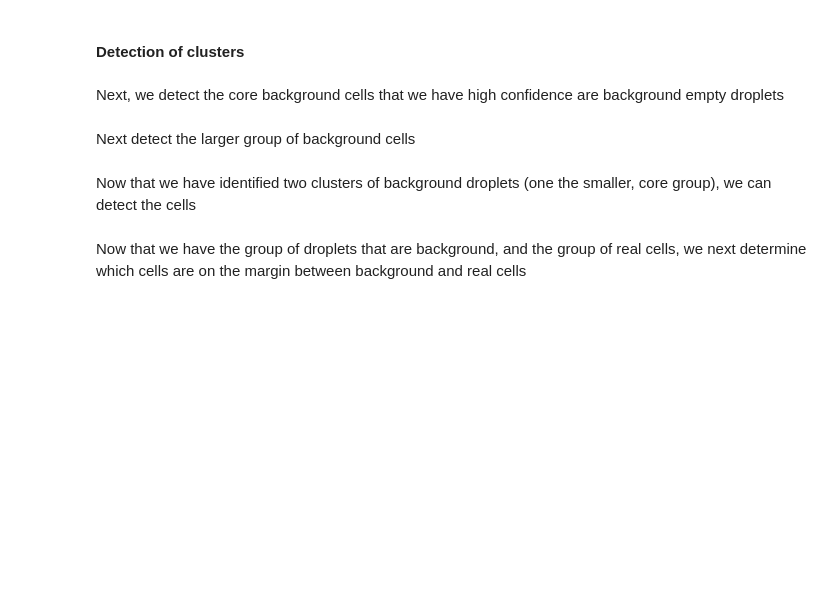
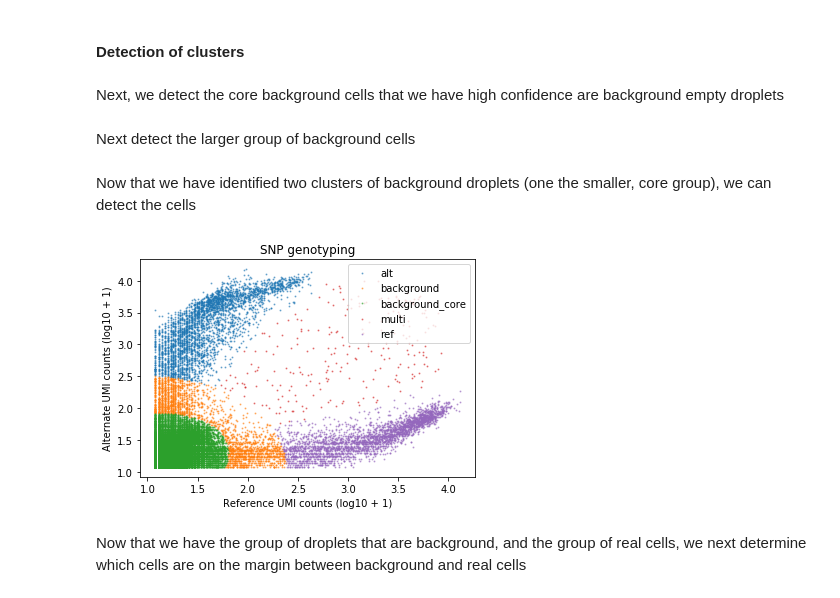
Before and after one commit to timoast/sctools, a Jupyter notebook: doc/tutorial.ipynb, the cells around one changed output. Drawn from its saved outputs; the diff is of its cells as text; code cells hidden in the pictures; blank space fills up the shorter version.

```diff
--- a/doc/tutorial.ipynb
+++ b/doc/tutorial.ipynb
@@ -164,6 +166,10 @@ boundary_cells.detect_total_background()
 Now that we have identified two clusters of background droplets (one the smaller, core group), we can detect the cells
 # %%
 boundary_cells.detect_cells()
+# %%
+boundary_cells.plot()
+# %% [output]
+[figure, added]
 # %% [markdown]
 Now that we have the group of droplets that are background, and the group of real cells, we next determine which cells are on the margin between background and real cells
 # %%
```
Also changed, not shown: parts of 14 cells of this notebook, 1 other file.
